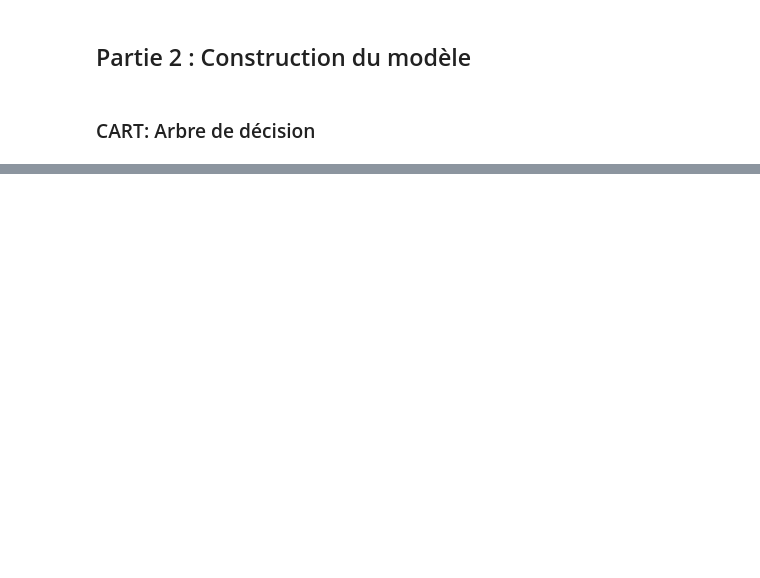
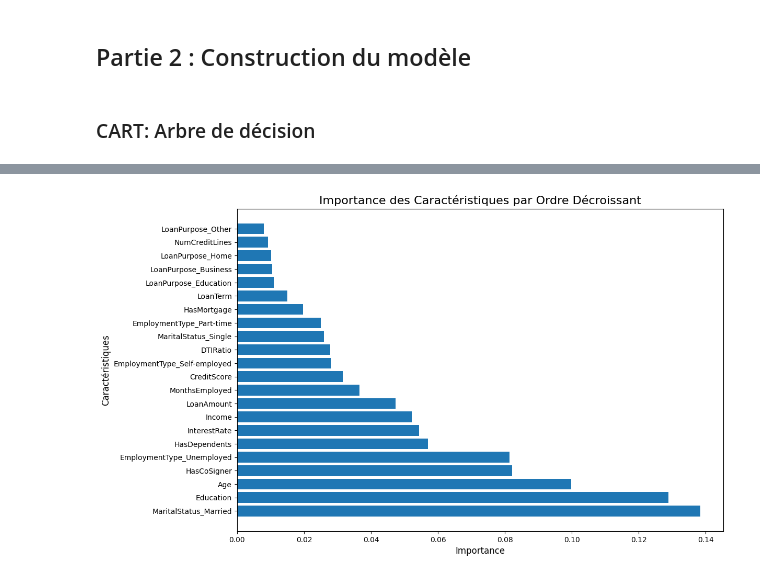
Before and after one commit to Patricia-Koto/sda_ML, a Jupyter notebook: loan_credit.ipynb, the cells around one changed output, grey strips where cells are left out. Drawn from its saved outputs; the diff is of its cells as text; code cells hidden in the pictures; blank space fills up the shorter version.

```diff
--- a/loan_credit.ipynb
+++ b/loan_credit.ipynb
@@ -341,0 +472,6 @@ model = DecisionTreeClassifier(max_depth=3, random_state=42)
+# %%
+# Diviser les données en train/test
+X_train, X_test, y_train, y_test = train_test_split(X_smote, y_smote, test_size=0.3, random_state=42)
+# %%
+# Entrainement du modèle
+clf.fit(X_train, y_train)
@@ -341,0 +480,3 @@ model = DecisionTreeClassifier(max_depth=3, random_state=42)
+# %%
+feature_names = X_train.columns
+feature_importances = pd.Series(clf.feature_importances_, index=feature_names)
@@ -341,0 +503,16 @@ model = DecisionTreeClassifier(max_depth=3, random_state=42)
+# %%
+# TRIER la série Pandas par ordre décroissant
+sorted_importances = feature_importances.sort_values(ascending=False)
+# %%
+
+# Créer le graphique à barres avec les données triées
+plt.figure(figsize=(12, 8))
+plt.barh(sorted_importances.index, sorted_importances.values)
+
+# Ajouter des étiquettes et un titre
+plt.title('Importance des Caractéristiques par Ordre Décroissant', fontsize=16)
+plt.xlabel('Importance', fontsize=12)
+plt.ylabel('Caractéristiques', fontsize=12)
+plt.show()
+# %% [output]
+[figure, added]
```
Also changed, not shown: parts of 56 cells of this notebook, 3 other files.
